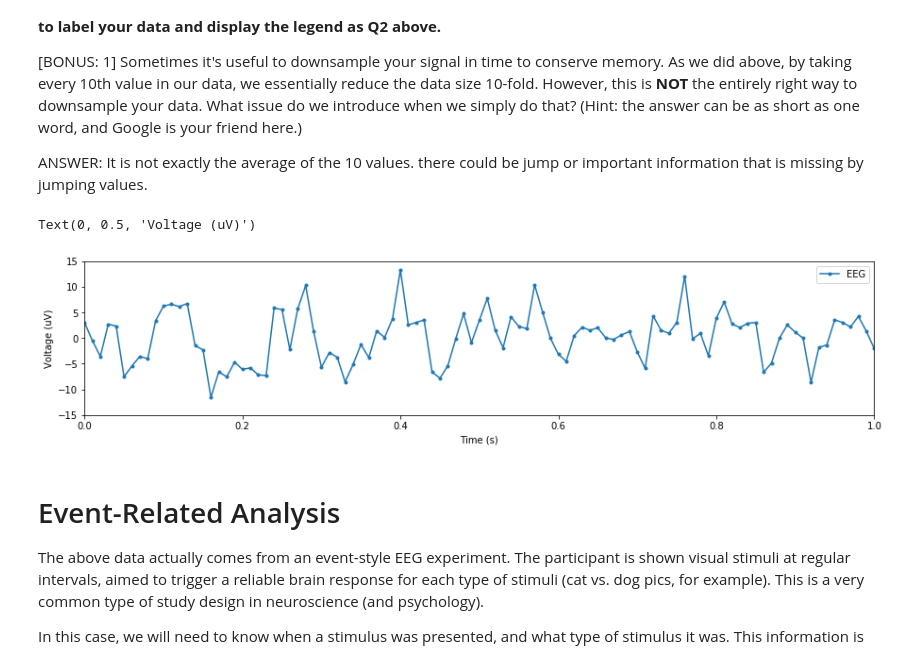
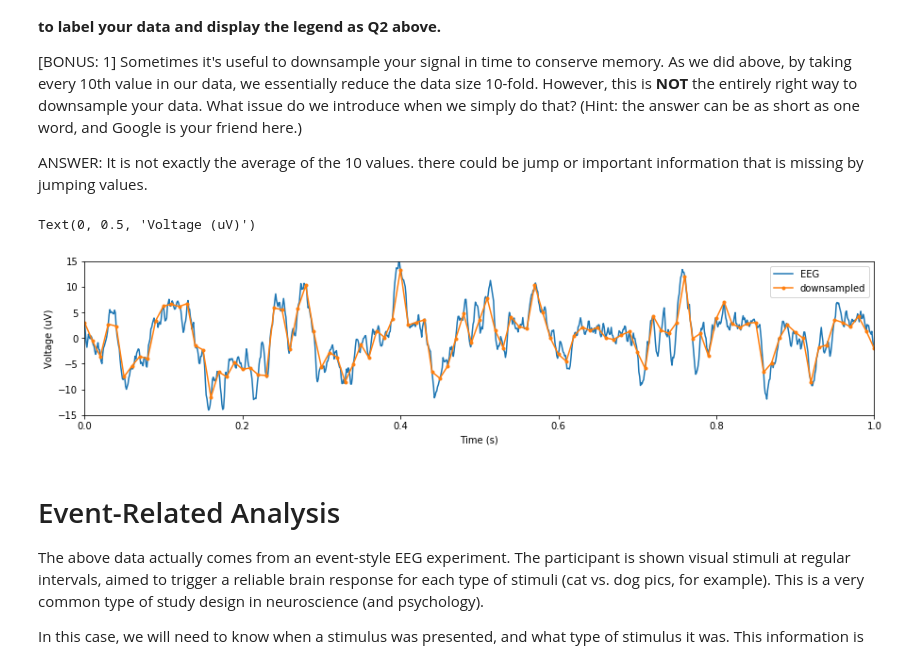
Before and after one commit to kevinice95/COGS118C, a Jupyter notebook: Assignments/A1-SamplingTimeSeries.ipynb, the cells around one changed output. Drawn from its saved outputs; the diff is of its cells as text; code cells hidden in the pictures.

```diff
--- a/Assignments/A1-SamplingTimeSeries.ipynb
+++ b/Assignments/A1-SamplingTimeSeries.ipynb
@@ -138,18 +138,18 @@ ANSWER: It is not exactly the average of the 10 values. there could be jump or i
 # %%
 dt = 1/fs
 T_exp = len(EEG) * dt
 t_EEG = np.arange(0,T_exp,dt)
 # Plotting the signal and its downsampled version
 plt.figure(figsize=(15,3))
-
-plt.plot(t_EEG[::10],EEG[::10],'.-', label='EEG')
+plt.plot(t_EEG, EEG, label='EEG')
+plt.plot(t_EEG[::10],EEG[::10],'.-', label='downsampled')
 plt.xlim([0,1]); plt.ylim([-15, 15]);
 plt.legend()
 plt.xlabel('Time (s)')
 plt.ylabel('Voltage (uV)')
 # %% [output]
 Text(0, 0.5, 'Voltage (uV)')
-[figure, old version]
+[figure, new version]
 # %% [markdown]
 # Event-Related Analysis
 The above data actually comes from an event-style EEG experiment. The participant is shown visual stimuli at regular intervals, aimed to trigger a reliable brain response for each type of stimuli (cat vs. dog pics, for example). This is a very common type of study design in neuroscience (and psychology).
```
Also changed, not shown: parts of 4 cells of this notebook.
